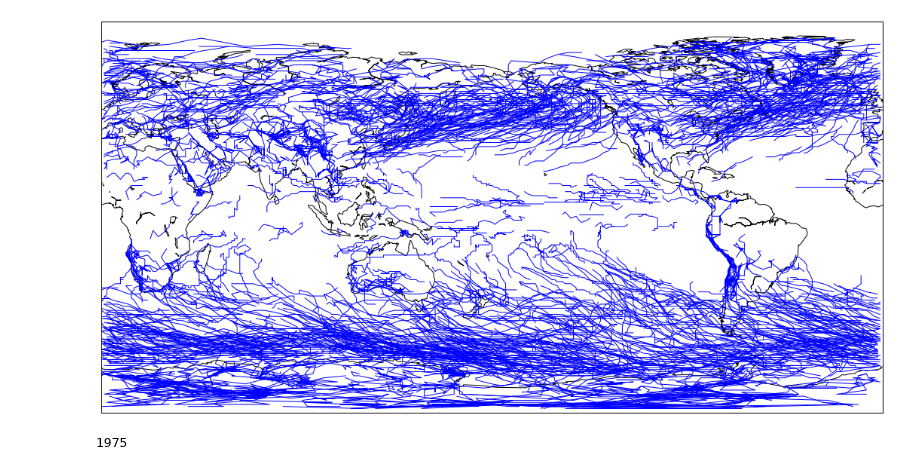
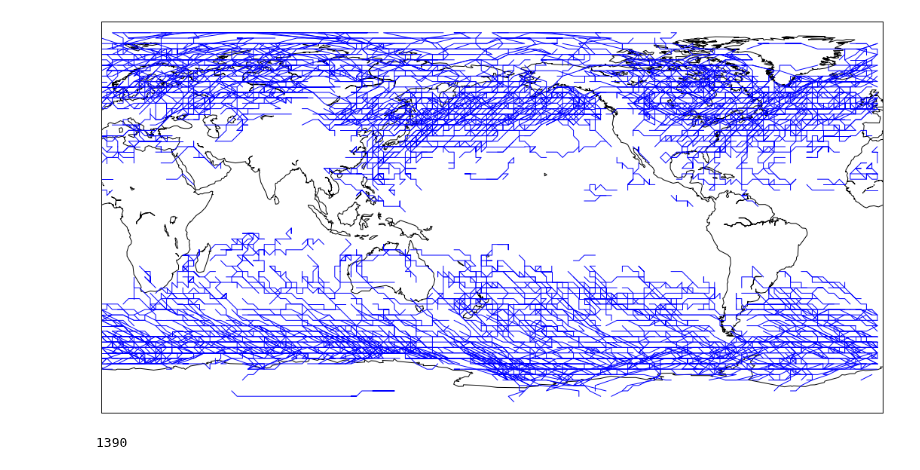
Before and after one commit to mwyau/PyStormTracker, a Jupyter notebook: notebooks/tracker.ipynb, the cells around one changed output. Saved outputs shown, nothing was run; the diff lists cells and outputs as text; code cells hidden in the pictures.

```diff
--- a/notebooks/tracker.ipynb
+++ b/notebooks/tracker.ipynb
@@ -22,6 +21,6 @@ Populating the interactive namespace from numpy and matplotlib
 # %%
-# tracks = pickle.load(open("../pystormtracker/tracks.pickle", "rb"))
-tracks = pickle.load(open("../pystormtracker/tracks_cesm.pickle", "rb"))
+tracks = pickle.load(open("../pystormtracker/tracks.pickle", "rb"))
+# tracks = pickle.load(open("../pystormtracker/tracks_cesm.pickle", "rb"))
 # %%
 m = Basemap(projection='cyl',llcrnrlat=-90,urcrnrlat=90,\
             llcrnrlon=0,urcrnrlon=360,resolution='c')
@@ -30,36 +29,36 @@ ax = fig.add_axes([0.1,0.1,0.9,0.9])
 m.drawcoastlines()
 
 counter = 0
-for t in tracks.tracks:
+for t in tracks:
     lats = []
     lons = []
 
-    if Center.abs_dist(t.centers[0], t.centers[-1]) >= 1000. and len(t.centers) >= 8:
-        lats = [c.lat for c in t.centers]
-        lons = [c.lon for c in t.centers]
+    if t[0].abs_dist(t[-1]) >= 1000. and len(t) >= 8:
+        lats = [c.lat for c in t]
+        lons = [c.lon for c in t]
 
         # lons = [l-360. if l>180. else l for l in lons]
 
         # Trick to remove the horizontal streaks
         # http://pythology.blogspot.com/2014/02/how-to-avoid-jumping-line-plots-in.html
         segment = np.vstack( (lons,lats))
         bleft = 0.
         bright = 360.
         segment[0,segment[0]> bright] -= 360.
         segment[0,segment[0]< bleft]  += 360.
         threshold = 90.
         isplit = np.nonzero(np.abs(np.diff(segment[0])) > threshold)[0]
         subsegs = np.split(segment,isplit+1,axis=+1)
 
         for seg in subsegs:
             x,y = m(seg[0], seg[1])
             m.plot(x, y, linewidth=1, color='b')
 
         counter = counter + 1
 
 plt.show()
 
 print(counter)
 # %% [output]
-[figure, old version]
+[figure, new version]
-1975
+1390
```
Also changed, not shown: parts of 1 cell of this notebook.
